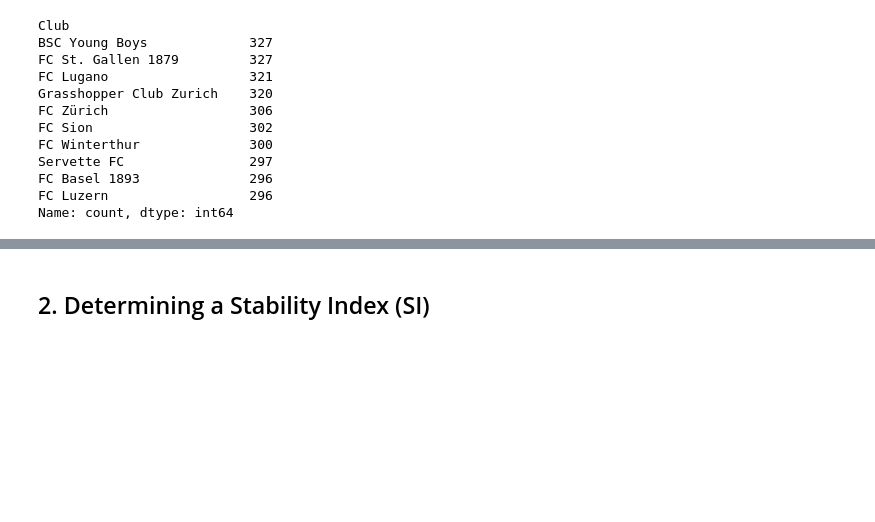
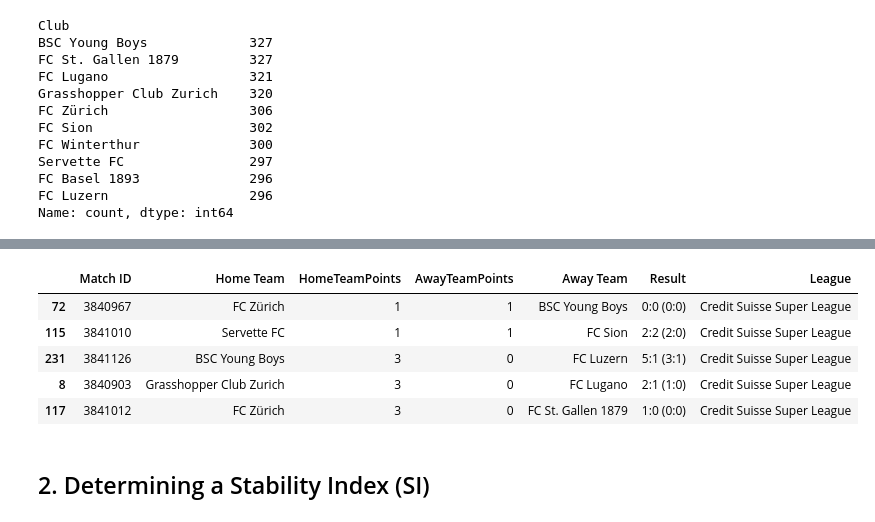
Before and after one commit to heinimoreno/PBL_RA_MH, a Jupyter notebook: Data_Analysis.ipynb, the cells around one changed output, grey strips where cells are left out. Cells and saved outputs as stored; diff of their text form; code cells hidden in the pictures; blank space fills up the shorter version.

```diff
--- a/Data_Analysis.ipynb
+++ b/Data_Analysis.ipynb
@@ -274,0 +373,6 @@ events_SL.sample(10)
+# %%
+# filter the dataset
+# only keep the matches where the column 'Home Team' is in the dictionary 'clubs_to_keep'
+m_info_SL = m_info[m_info['Home Team'].isin(clubs_to_keep.keys())]
+
+m_info_SL['Home Team'].value_counts()
@@ -275,3 +392,12 @@ events_SL.sample(10)
+# %%
+m_info_SL.sample(5)
+# %% [output]
+|  | Match ID | Home Team | HomeTeamPoints | AwayTeamPoints | Away Team | Result | League |
+| 72 | 3840967 | FC Zürich | 1 | 1 | BSC Young Boys | 0:0 (0:0) | Credit Suisse Super League |
+| 115 | 3841010 | Servette FC | 1 | 1 | FC Sion | 2:2 (2:0) | Credit Suisse Super League |
+| 231 | 3841126 | BSC Young Boys | 3 | 0 | FC Luzern | 5:1 (3:1) | Credit Suisse Super League |
+| 8 | 3840903 | Grasshopper Club Zurich | 3 | 0 | FC Lugano | 2:1 (1:0) | Credit Suisse Super League |
+| 117 | 3841012 | FC Zürich | 3 | 0 | FC St. Gallen 1879 | 1:0 (0:0) | Credit Suisse Super League |
 # %% [markdown]
 ## 2. Determining a Stability Index (SI)
 # %% [markdown]
```
Also changed, not shown: parts of 18 cells of this notebook, 1 other file.
